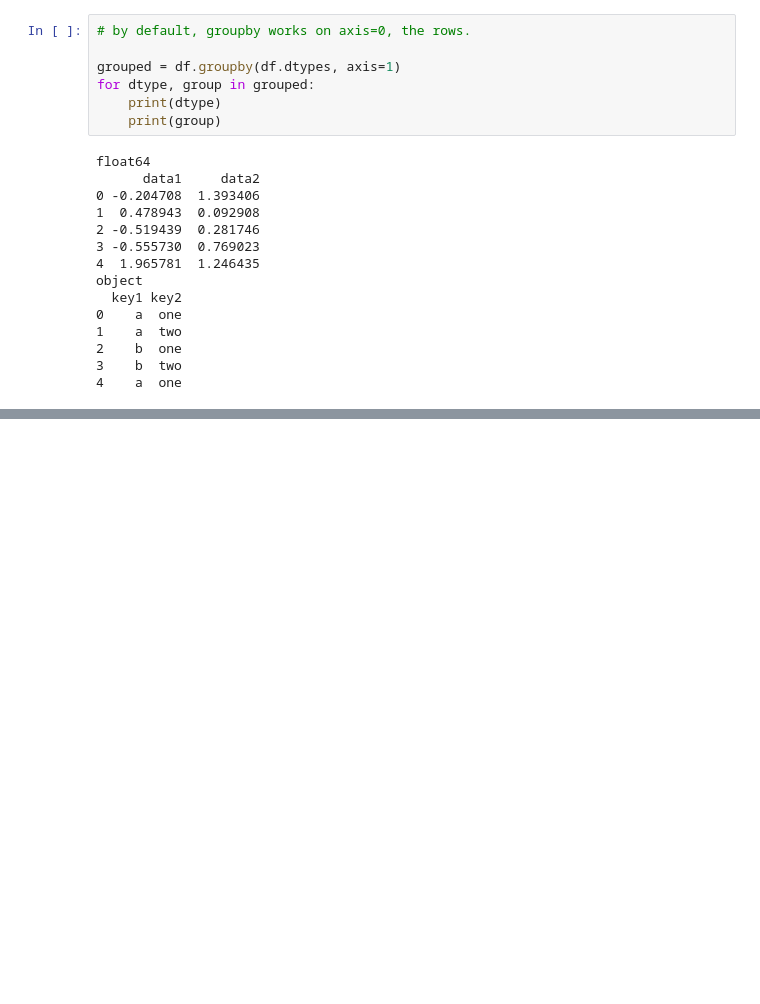
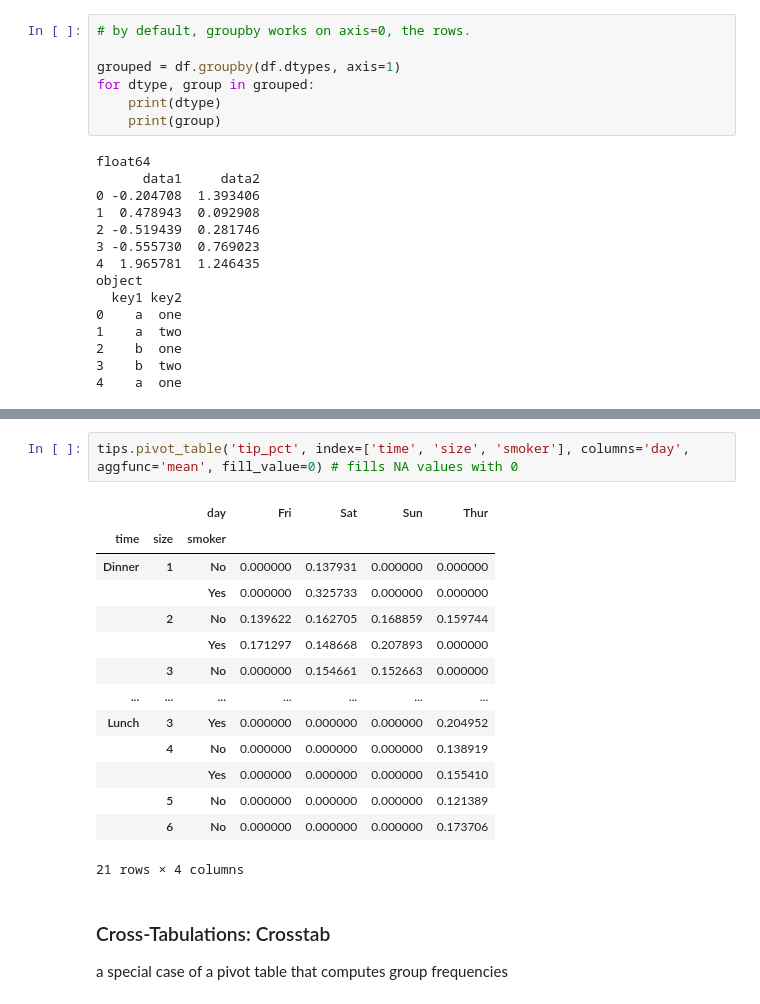
Before and after one commit to alexmaccalman/python, a Jupyter notebook: Data_aggregation_group_ops.ipynb, the cells around one changed output, grey strips where cells are left out. Saved outputs shown, nothing was run; the diff lists cells and outputs as text; blank space fills up the shorter version.

```diff
--- a/Data_aggregation_group_ops.ipynb
+++ b/Data_aggregation_group_ops.ipynb
@@ -170,0 +863,20 @@ object
+# %%
+tips.pivot_table('tip_pct', index=['time', 'size', 'smoker'], columns='day', aggfunc='mean', fill_value=0) # fills NA values with 0
+# %% [output]
+|  |  | day | Fri | Sat | Sun | Thur |
+| time | size | smoker |  |  |  |  |
+| Dinner | 1 | No | 0.000000 | 0.137931 | 0.000000 | 0.000000 |
+|  |  | Yes | 0.000000 | 0.325733 | 0.000000 | 0.000000 |
+|  | 2 | No | 0.139622 | 0.162705 | 0.168859 | 0.159744 |
+|  |  | Yes | 0.171297 | 0.148668 | 0.207893 | 0.000000 |
+|  | 3 | No | 0.000000 | 0.154661 | 0.152663 | 0.000000 |
+| ... | ... | ... | ... | ... | ... | ... |
+| Lunch | 3 | Yes | 0.000000 | 0.000000 | 0.000000 | 0.204952 |
+|  | 4 | No | 0.000000 | 0.000000 | 0.000000 | 0.138919 |
+|  |  | Yes | 0.000000 | 0.000000 | 0.000000 | 0.155410 |
+|  | 5 | No | 0.000000 | 0.000000 | 0.000000 | 0.121389 |
+|  | 6 | No | 0.000000 | 0.000000 | 0.000000 | 0.173706 |
+21 rows × 4 columns
+# %% [markdown]
+### Cross-Tabulations: Crosstab
+a special case of a pivot table that computes group frequencies
```
Also changed, not shown: parts of 63 cells of this notebook, 2 other files.
